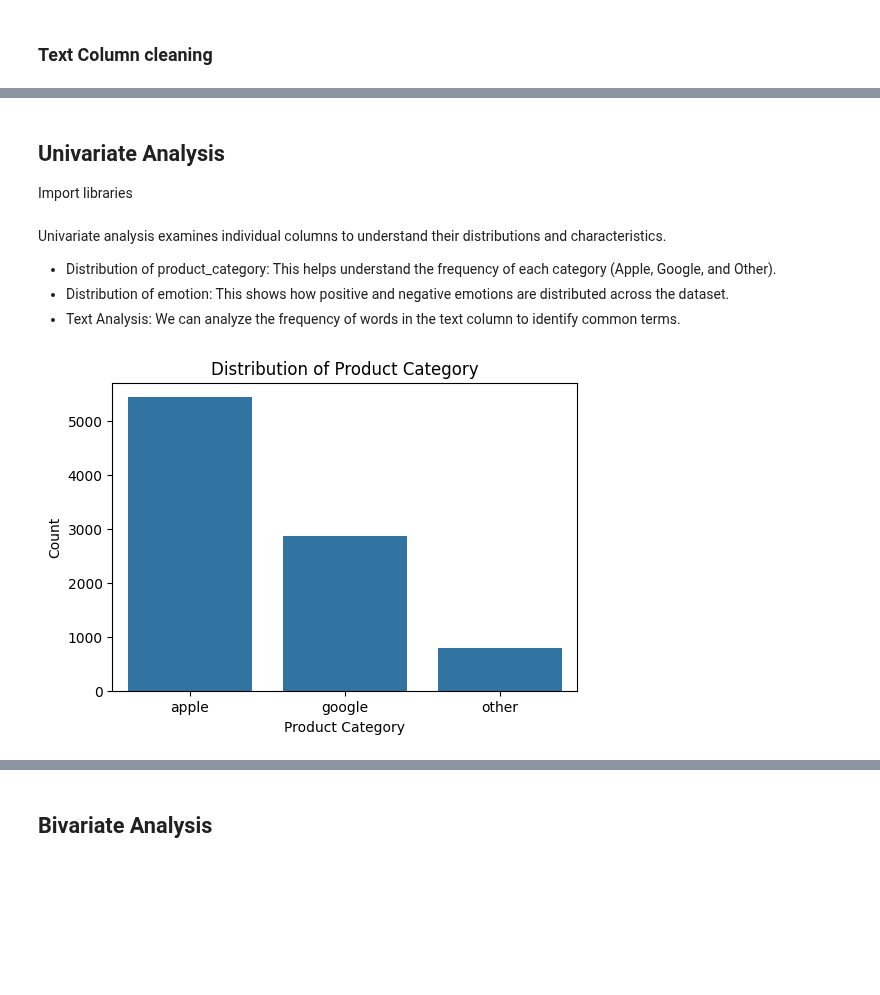
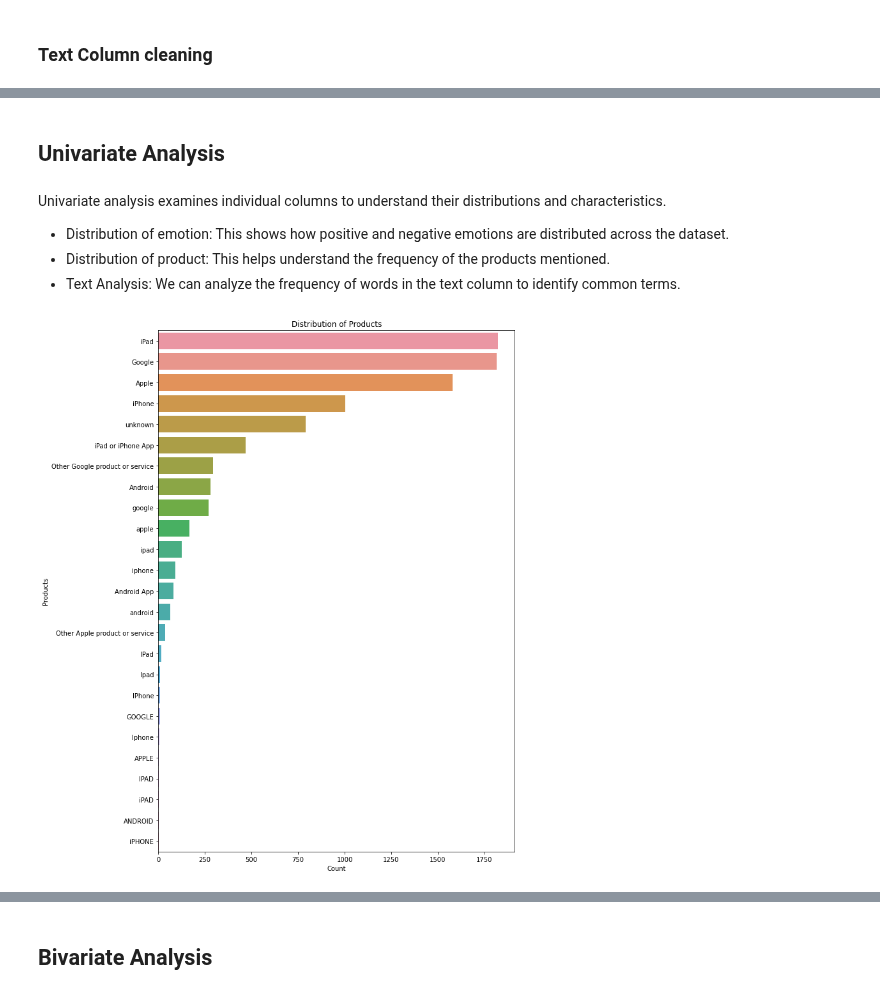
Before and after one commit to gtisnanga/GRP-13-FINAL-PROJECT, a Jupyter notebook: NDEGWA.ipynb, the cells around one changed output, grey strips where cells are left out. Saved outputs shown, nothing was run; the diff lists cells and outputs as text; code cells hidden in the pictures; blank space fills up the shorter version.

```diff
--- a/NDEGWA.ipynb
+++ b/NDEGWA.ipynb
@@ -122,6 +182,7 @@ we want to have a larger dataset for more significant sentiment analysis
 # %%
 # List of unique products/services,
 products = list(tweets['product'].unique())
+products.remove(np.nan)
 
 # Define a regex pattern for any product
 pattern = re.compile(r'\b(' + '|'.join(re.escape(str(p)) for p in products) + r')\b', re.IGNORECASE)
@@ -137,6 +198,7 @@ def find_product_with_regex(tweet):
 
 # Apply the function to fill missing values in 'product' column
 tweets['product'] = tweets['product'].fillna(tweets['text'].apply(find_product_with_regex))
+tweets['product'].fillna('unknown', inplace=True)
 # %%
 # Check for any remaining null values in the 'product' column
 tweets[tweets['product'].isnull() == True].shape[0]
@@ -147,8 +209,8 @@ In the tweets dataset, some rows have missing values in the product column, whic
 
 To handle these missing entries, we chose to impute them with the label 'unknown'. This approach allows us to retain these rows in the dataset rather than dropping them, which would reduce our sample size and potentially lead to a loss of valuable contextual information.
 # %%
-# lets fill the NaN values with unknown to change to string
-tweets['product'] = tweets['product'].fillna('unknown')
+# lets drop the NaN values from the product column
+tweets['product'] = tweets['product'].dropna()
 # %%
 # Check unique values
 unique_products = tweets['product'].unique()
@@ -225,4 +254,4 @@ tweets.head()
 tweets.dropna(subset=['text'], inplace=True)
 # %%
  # Remove non-ASCII characters in the text column
-tweets['text'] = tweets['text'].apply(lambda x: ''.join([char for char in str(x) if ord(char) < 128]))
+tweets['text'] = tweets['text'].apply(lambda x: ''.join([char for char in str(x) if ord(char) < 127]))
@@ -247,0 +267,6 @@ tweets['text'] = tweets['text'].apply(lambda x: ''.join([char for char in str(x)
+# %%
+# Reset the index
+tweets.reset_index(inplace=True)
+# Drop the old index column
+tweets.drop(labels='index', axis=1, inplace=True)
+tweets.head()
@@ -248,4 +280,2 @@ tweets['text'] = tweets['text'].apply(lambda x: ''.join([char for char in str(x)
 # %% [markdown]
 ## Univariate Analysis
-
-Import libraries
@@ -256,19 +282,18 @@ from wordcloud import WordCloud
 # %% [markdown]
 Univariate analysis examines individual columns to understand their distributions and characteristics.
 
-+ Distribution of product_category: This helps understand the frequency of each category (Apple, Google, and Other).
 + Distribution of emotion: This shows how positive and negative emotions are distributed across the dataset.
++ Distribution of product: This helps understand the frequency of the products mentioned.
 + Text Analysis: We can analyze the frequency of words in the text column to identify common terms.
 # %%
-# Countplot for product category
-plt.figure(figsize=(6, 4))
-sns.countplot(x='product_category', data=tweets)
-plt.title('Distribution of Product Category')
-plt.xlabel('Product Category')
-plt.ylabel('Count')
+plt.figure(figsize=(10, 15))
+sns.countplot(y='product', data=tweets, order=tweets['product'].value_counts().index)
+plt.title('Distribution of Products')
+plt.xlabel('Count')
+plt.ylabel('Products')
 plt.show()
 # %% [output]
-[figure, old version]
+[figure, new version]
 # %%
 # Countplot for emotion
 plt.figure(figsize=(6, 4))
```
Also changed, not shown: parts of 60 cells of this notebook.
